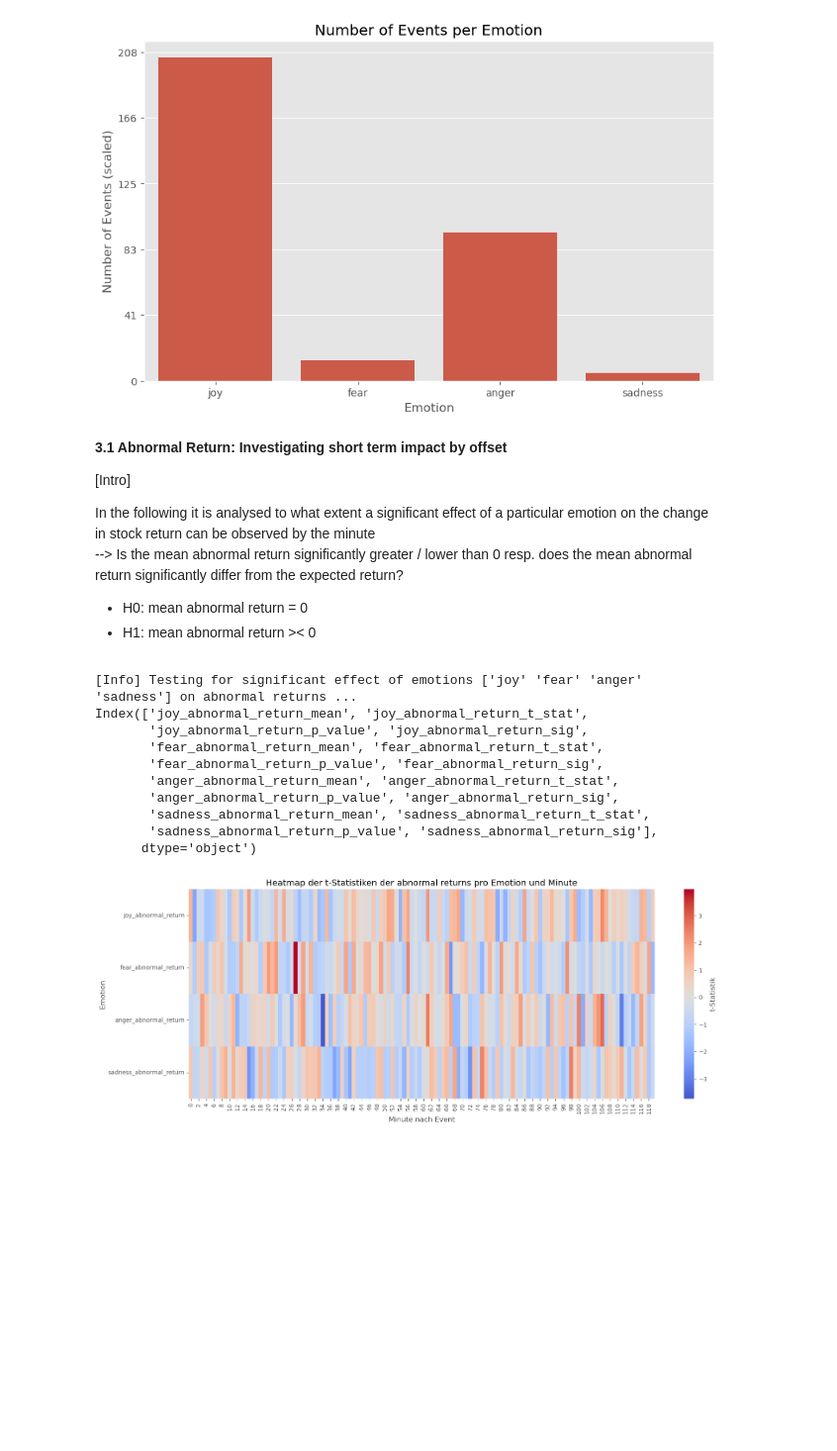
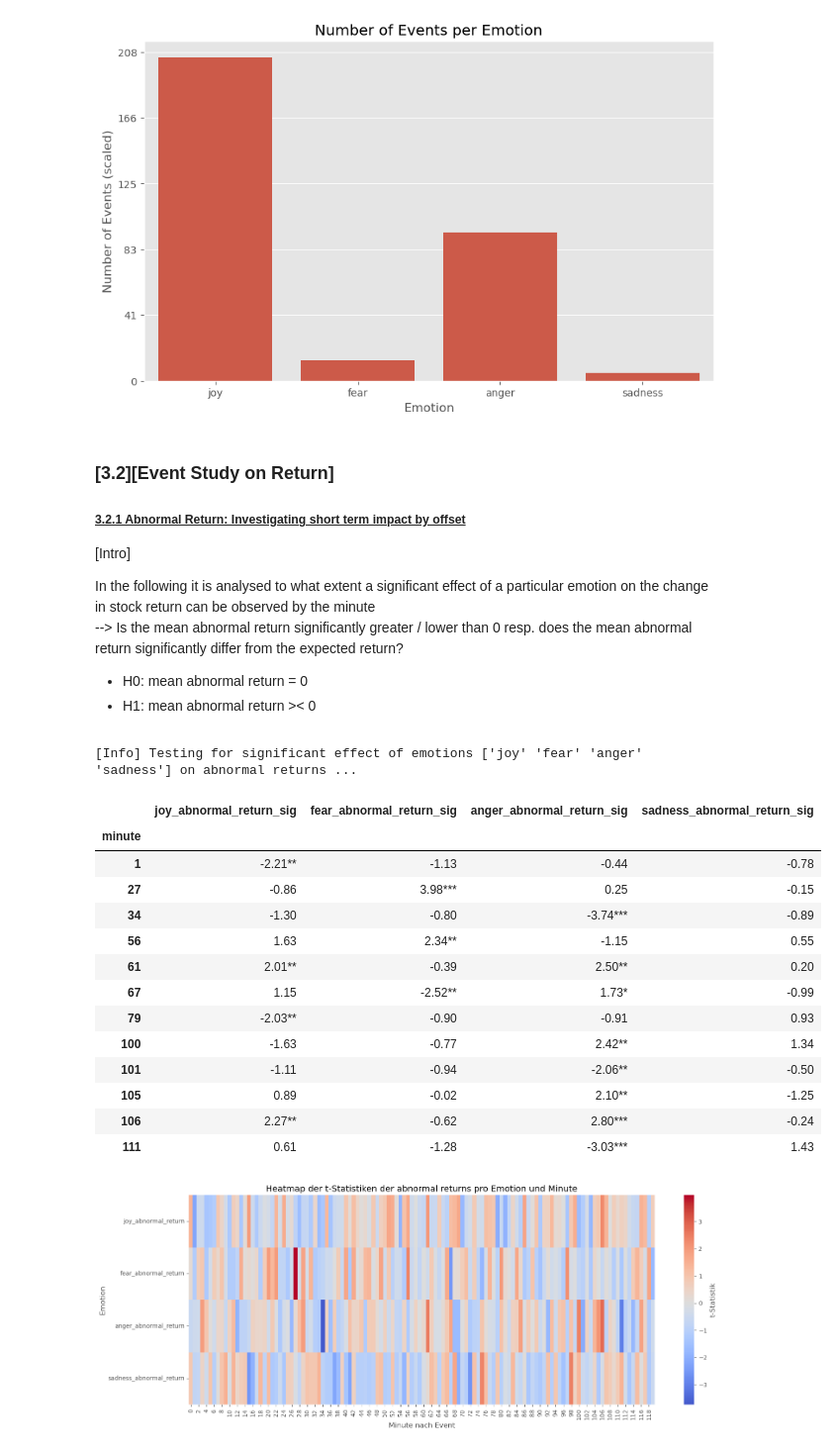
Before and after one commit to AK960/COIN_Repo, a Jupyter notebook: scripts/analyse_emotions.ipynb, the cells around one changed output. Shown at 99% size. Cells and saved outputs as stored; diff of their text form; code cells hidden in the pictures; blank space fills up the shorter version.

```diff
--- a/scripts/analyse_emotions.ipynb
+++ b/scripts/analyse_emotions.ipynb
@@ -841,7 +847,8 @@ plt.ylabel('Number of Events (scaled)')
 Text(0, 0.5, 'Number of Events (scaled)')
 [figure]
 # %% [markdown]
-<p><b>3.1 Abnormal Return: Investigating short term impact by offset</b></p>
+<h3>[3.2][Event Study on Return]</h3>
+<h5><u>3.2.1 Abnormal Return: Investigating short term impact by offset</u></h5>
 <p>[Intro]</p>
 <p>In the following it is analysed to what extent a significant effect of a particular emotion on the change in stock return can be observed by the minute<br>
 --> Is the mean abnormal return significantly greater / lower than 0 resp. does the mean abnormal return significantly differ from the expected return?</p>
@@ -852,11 +859,11 @@ Text(0, 0.5, 'Number of Events (scaled)')
     </ul>
 </p>
 # %%
-### Plotting the number of events per emotion ###
+### Significance Testing of AR ###
 
 print(f"[Info] Testing for significant effect of emotions {df_event_study['event_emo'].unique()} on abnormal returns ...")
 
-# Format significance stars
+## Functions
 def stars(p):
     if p < 0.01:
         return '***'
@@ -867,7 +874,7 @@ def stars(p):
     else:
         return ''
 
-def test_abnormal_values(df, test_col):
+def test_abnormal_returns(df, test_col):
     results = []
 
     emotions = df['event_emo'].unique()
@@ -879,46 +886,55 @@ def test_abnormal_values(df, test_col):
         for emo in emotions:
             values = df.loc[
                 (df['event_fin_offset'] == minute) & (df['event_emo'] == emo),
                 test_col
             ]
             if len(values) > 1:
                 t_stat, p_value = stats.ttest_1samp(values, 0)
                 row[f'{emo}_{test_col}_mean'] = values.mean()
                 row[f'{emo}_{test_col}_t_stat'] = t_stat
                 row[f'{emo}_{test_col}_p_value'] = p_value
-                row[f'{emo}_{test_col}_sig'] = f"{t_stat:.2f}{stars(p_value)}"
+                row[f'{emo}_{test_col}_sig'] = f"{t_stat:.2f}{stars(p_value)}" # adds stars
             else:
                 row[f'{emo}_{test_col}_mean'] = np.nan
                 row[f'{emo}_{test_col}_t_stat'] = np.nan
                 row[f'{emo}_{test_col}_p_value'] = np.nan
                 row[f'{emo}_{test_col}_sig'] = ''
 
         results.append(row)
     return pd.DataFrame(results)
 
-# Test returns
-ar_test_scores = test_abnormal_values(df_event_study, 'abnormal_return')
+## Test abnormal returns and visualize results
+
+# Test the abnormal returns for each emotion and minute
+ar_test_scores = test_abnormal_returns(df_event_study, 'abnormal_return')
 ar_test_scores.set_index('minute', inplace=True)
 
 # Show only rows with significant p-values
 alpha = 0.05
 
+# Make list of p-value columns
 pval_cols = [col for col in ar_test_scores.columns if col.endswith('_p_value')]
-# At least one significant p-value in the row
+
+# Keep only rows where at least one p-value is below alpha
 significant_rows = ar_test_scores[(ar_test_scores[pval_cols] < alpha).any(axis=1)]
+
+# Show significant rows
 sig_cols = [col for col in significant_rows.columns if col.endswith('_sig')]
 significant_rows[sig_cols]
-
-print(ar_test_scores.columns)
 # %% [output]
 [Info] Testing for significant effect of emotions ['joy' 'fear' 'anger' 'sadness'] on abnormal returns ...
-Index(['joy_abnormal_return_mean', 'joy_abnormal_return_t_stat',
-       'joy_abnormal_return_p_value', 'joy_abnormal_return_sig',
-       'fear_abnormal_return_mean', 'fear_abnormal_return_t_stat',
-       'fear_abnormal_return_p_value', 'fear_abnormal_return_sig',
-       'anger_abnormal_return_mean', 'anger_abnormal_return_t_stat',
-       'anger_abnormal_return_p_value', 'anger_abnormal_return_sig',
-       'sadness_abnormal_return_mean', 'sadness_abnormal_return_t_stat',
-       'sadness_abnormal_return_p_value', 'sadness_abnormal_return_sig'],
-      dtype='object')
+|  | joy_abnormal_return_sig | fear_abnormal_return_sig | anger_abnormal_return_sig | sadness_abnormal_return_sig |
+| minute |  |  |  |  |
+| 1 | -2.21** | -1.13 | -0.44 | -0.78 |
+| 27 | -0.86 | 3.98*** | 0.25 | -0.15 |
+| 34 | -1.30 | -0.80 | -3.74*** | -0.89 |
+| 56 | 1.63 | 2.34** | -1.15 | 0.55 |
+| 61 | 2.01** | -0.39 | 2.50** | 0.20 |
+| 67 | 1.15 | -2.52** | 1.73* | -0.99 |
+| 79 | -2.03** | -0.90 | -0.91 | 0.93 |
+| 100 | -1.63 | -0.77 | 2.42** | 1.34 |
+| 101 | -1.11 | -0.94 | -2.06** | -0.50 |
+| 105 | 0.89 | -0.02 | 2.10** | -1.25 |
+| 106 | 2.27** | -0.62 | 2.80*** | -0.24 |
+| 111 | 0.61 | -1.28 | -3.03*** | 1.43 |
 # %%
```
Also changed, not shown: parts of 14 cells of this notebook.
